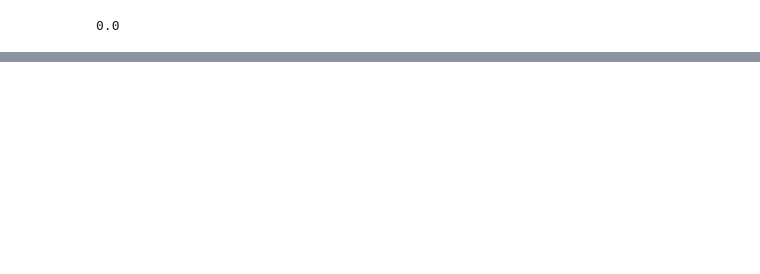
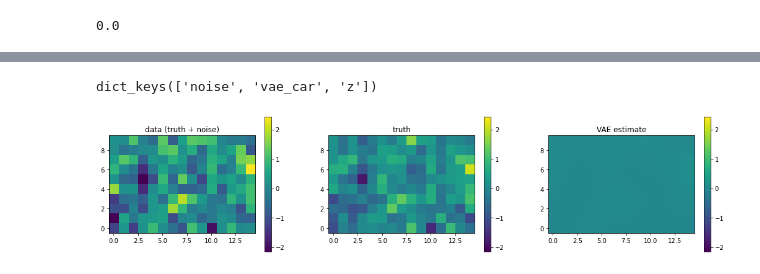
Before and after one commit to salfaris/PriorVGAE, a Jupyter notebook: car_example.ipynb, the cells around one changed output, grey strips where cells are left out. Cells and saved outputs as stored; diff of their text form; code cells hidden in the pictures; blank space fills up the shorter version.

```diff
--- a/car_example.ipynb
+++ b/car_example.ipynb
@@ -325,0 +390,12 @@ plot_samps(vae_draws, rows=2, figsize=(19, 6), ttl='VAE learnt priors')
+# %%
+# VAE-CAR: prior predictive
+rng_key, rng_key_ = jax.random.split(rng_key)
+prior_predictive = Predictive(VAE_model, num_samples=100)
+prior_predictions = prior_predictive(rng_key_, args)
+pred_obs = prior_predictions['vae_car']
+
+# Take mean over axis=0 (num_samples) and then over axis=1 (batch_size)
+mean_prior_pred_vae = np.mean(pred_obs, axis=(0, 1))
+# Original VAE used: mean_prior_pred_vae = np.mean(pred_obs, axis=0)
+
+hpdi_prior_pred_vae = hpdi(pred_obs, 0.89)
@@ -325,0 +410,11 @@ plot_samps(vae_draws, rows=2, figsize=(19, 6), ttl='VAE learnt priors')
+# %%
+# inference
+start = time.time()
+init_strategy = init_to_median(num_samples=10)
+kernel = NUTS(VAE_model, init_strategy=init_strategy)
+mcmc = MCMC(kernel, num_warmup=1000, num_samples=2000)
+rng_key, rng_key_infer = jax.random.split(rng_key)
+mcmc.run(rng_key_infer, args, y=y_data)
+mcmc_samples = mcmc.get_samples()
+mcmc.print_summary(exclude_deterministic=False)
+t_elapsed = time.time() - start
@@ -325,0 +447,20 @@ plot_samps(vae_draws, rows=2, figsize=(19, 6), ttl='VAE learnt priors')
+# %%
+mcmc_samples.keys()
+# %% [output]
+dict_keys(['noise', 'vae_car', 'z'])
+# %%
+# posterior predictive
+rng_key, rng_key_ = jax.random.split(rng_key)
+posterior_predictive = Predictive(VAE_model, mcmc_samples)
+posterior_predictions = posterior_predictive(rng_key_, args)
+post_obs = posterior_predictions['vae_car']
+
+# Take mean over axis=0 (num_samples) and then over axis=1 (batch_size)
+mean_post_pred_vae = np.mean(post_obs, axis=(0, 1))
+hpdi_post_pred_vae = hpdi(post_obs, 0.9)
+# %%
+plot_truth_car_vae(y_data, y_truth,
+                   mean_post_pred_vae,
+                   ttl1="data (truth + noise)", ttl2="truth", ttl3="VAE estimate")
+# %% [output]
+[figure, added]
```
Also changed, not shown: parts of 28 cells of this notebook, 1 other file.
